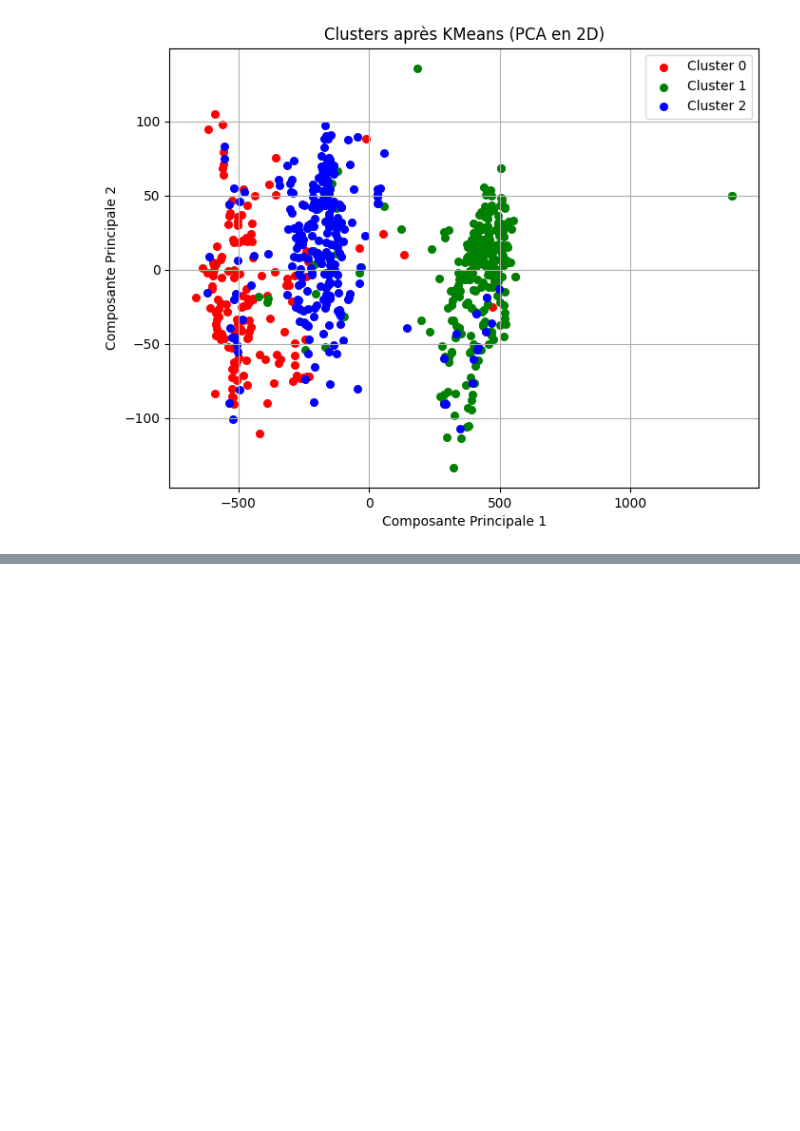
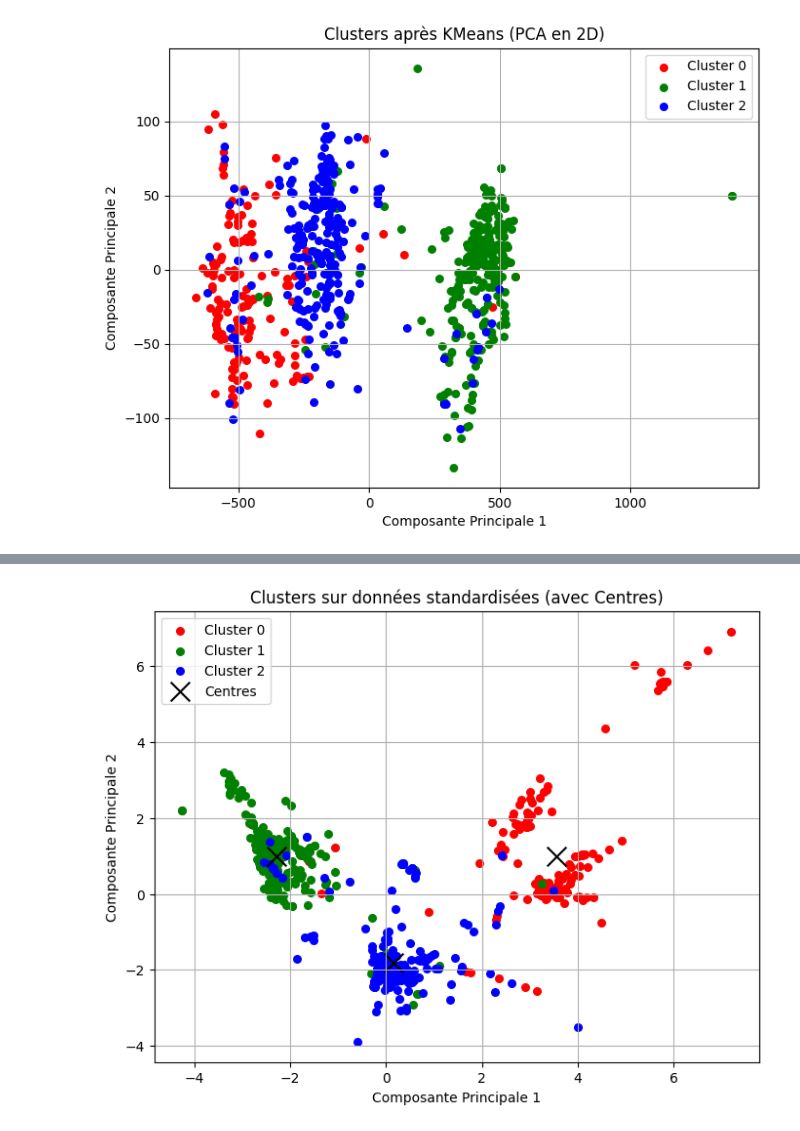
Before and after one commit to chawkibhd/projetDM, a Jupyter notebook: experimental/func.ipynb, the cells around one changed output, grey strips where cells are left out. Drawn from its saved outputs; the diff is of its cells as text; code cells hidden in the pictures; blank space fills up the shorter version.

```diff
--- a/experimental/func.ipynb
+++ b/experimental/func.ipynb
@@ -351,0 +391,13 @@ newdata.to_excel("/Users/chawkibhd/Downloads/projetDM/output2.xlsx", index=False
+# %%
+from sklearn.preprocessing import StandardScaler
+
+scaler = StandardScaler()
+newdata_scaled = scaler.fit_transform(newdata.drop('cluster', axis=1))
+# %%
+k = 3
+kmeans = KMeans(n_clusters=k, random_state=42)
+kmeans.fit(newdata_scaled)
+
+newdata['cluster'] = kmeans.labels_
+
+print(newdata.head())
@@ -351,0 +420,38 @@ newdata.to_excel("/Users/chawkibhd/Downloads/projetDM/output2.xlsx", index=False
+# %%
+from sklearn.decomposition import PCA
+import matplotlib.pyplot as plt
+
+# 1. Faire un PCA sur les données normalisées
+pca = PCA(n_components=2)
+reduced_scaled_data = pca.fit_transform(newdata_scaled)
+
+# 2. Construire un DataFrame pour le scatter plot
+import pandas as pd
+plot_data_scaled = pd.DataFrame()
+plot_data_scaled['PC1'] = reduced_scaled_data[:, 0]
+plot_data_scaled['PC2'] = reduced_scaled_data[:, 1]
+plot_data_scaled['Cluster'] = newdata['cluster']  # cluster est ajouté dans newdata
+
+# 3. Tracer les clusters
+plt.figure(figsize=(8,6))
+colors = ['red', 'green', 'blue']
+
+for cluster_id in range(k):
+    subset = plot_data_scaled[plot_data_scaled['Cluster'] == cluster_id]
+    plt.scatter(subset['PC1'], subset['PC2'],
+                color=colors[cluster_id], label=f'Cluster {cluster_id}', s=30)
+
+# 4. Centres (centroïdes) dans l'espace réduit
+centroids_reduced = pca.transform(kmeans.cluster_centers_)
+
+plt.scatter(centroids_reduced[:, 0], centroids_reduced[:, 1],
+            marker='x', s=200, c='black', label='Centres')
+
+plt.title('Clusters sur données standardisées (avec Centres)')
+plt.xlabel('Composante Principale 1')
+plt.ylabel('Composante Principale 2')
+plt.legend()
+plt.grid(True)
+plt.show()
+# %% [output]
+[figure, added]
```
Also changed, not shown: parts of 2 cells of this notebook.
